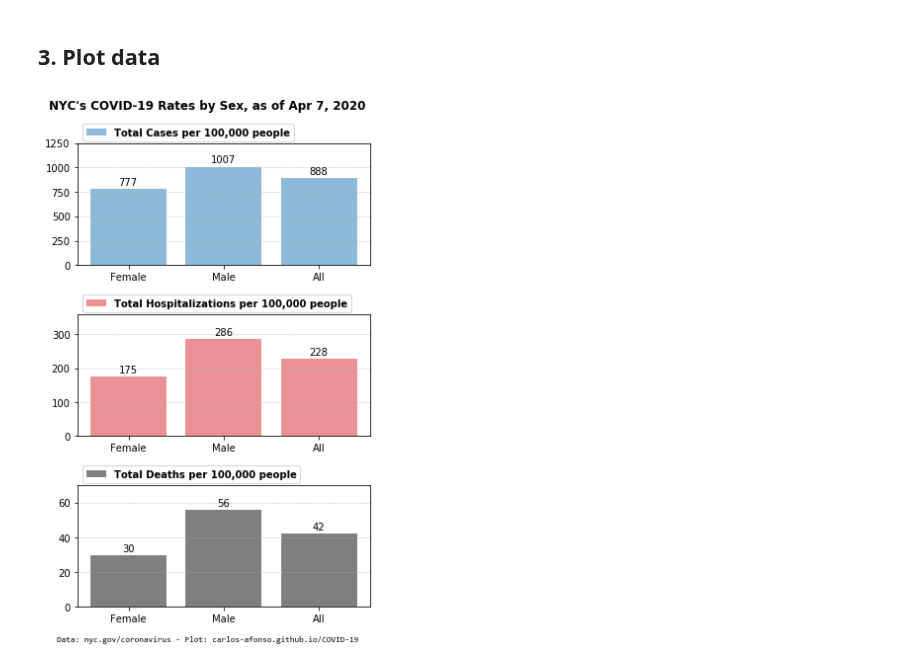
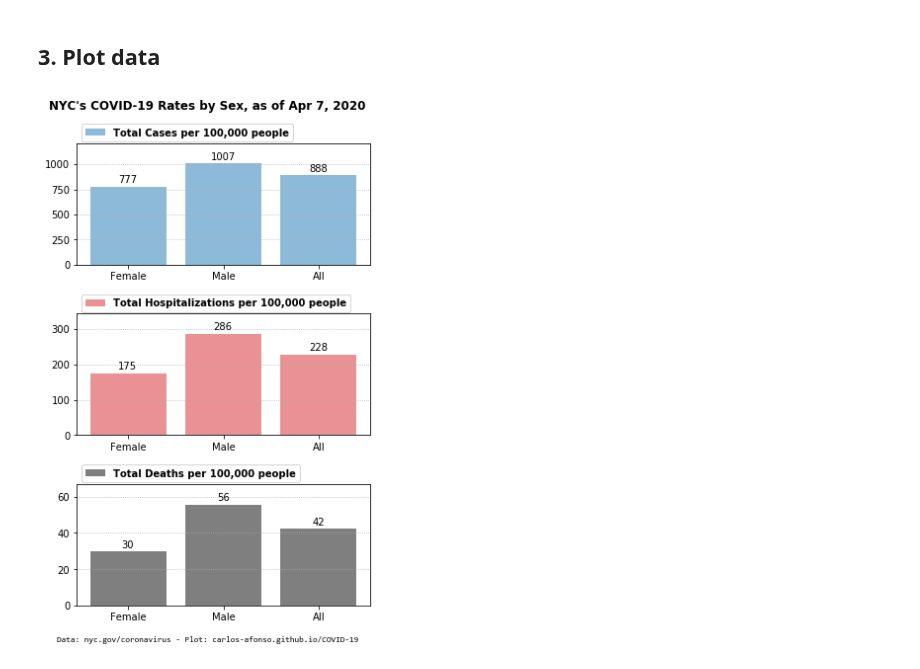
Before and after one commit to carlos-afonso/COVID-19, a Jupyter notebook: notebooks/nyc-covid-19-by-sex.ipynb, the cells around one changed output. Cells and saved outputs as stored; diff of their text form; code cells hidden in the pictures.

Commit message:
minor plot improvement

```diff
--- a/notebooks/nyc-covid-19-by-sex.ipynb
+++ b/notebooks/nyc-covid-19-by-sex.ipynb
@@ -46,29 +46,30 @@ df
 # %%
 fig, (ax1, ax2, ax3) = plt.subplots(3, figsize=(5, 8), sharex=False)
 
 ax1.bar(df['group'], df['case_rate'], alpha=0.5, color='C0', label='Total Cases per 100,000 people')
 ax2.bar(df['group'], df['hosp_rate'], alpha=0.5, color='C3', label='Total Hospitalizations per 100,000 people')
 ax3.bar(df['group'], df['death_rate'], alpha=0.5, color='k', label='Total Deaths per 100,000 people')
 
-ax1.set_ylim(0, 1250)
-ax2.set_ylim(0, 360)
-ax3.set_ylim(0, 70)
+s = 1.2
+ax1.set_ylim(0, s * df['case_rate'].max())
+ax2.set_ylim(0, s * df['hosp_rate'].max())
+ax3.set_ylim(0, s * df['death_rate'].max())
 
 for ax in (ax1, ax2, ax3):
     ax.grid(axis='y', linestyle=':')
     ax.legend(bbox_to_anchor=(0, 1.2), loc='upper left', prop={'weight':'bold'})
     for i in ax.patches:
         [x, y] = [i.get_x(), i.get_height()]
         ax.annotate(str(int(round(y))), xy=[x, y], xytext=(38, 7), textcoords='offset points', ha='center', va='center')
 
 plt.suptitle('NYC\'s COVID-19 Rates by Sex, ' + update_str, fontsize=11.9, fontweight='bold', x=0.49)
 
 ax3.text(-0.75, -20, source_str, fontfamily='Consolas', fontsize=8.5)
 
 plt.tight_layout(pad=1.2, rect=[0, 0, 1, 0.96])
 plt.show()
 # %% [output]
-[figure, old version]
+[figure, new version]
 # %%
 # Save figure as SVG and PNG images
 file_path = '../images/nyc-covid-19-rates-by-sex'
```
Also changed, not shown: 2 other files.
